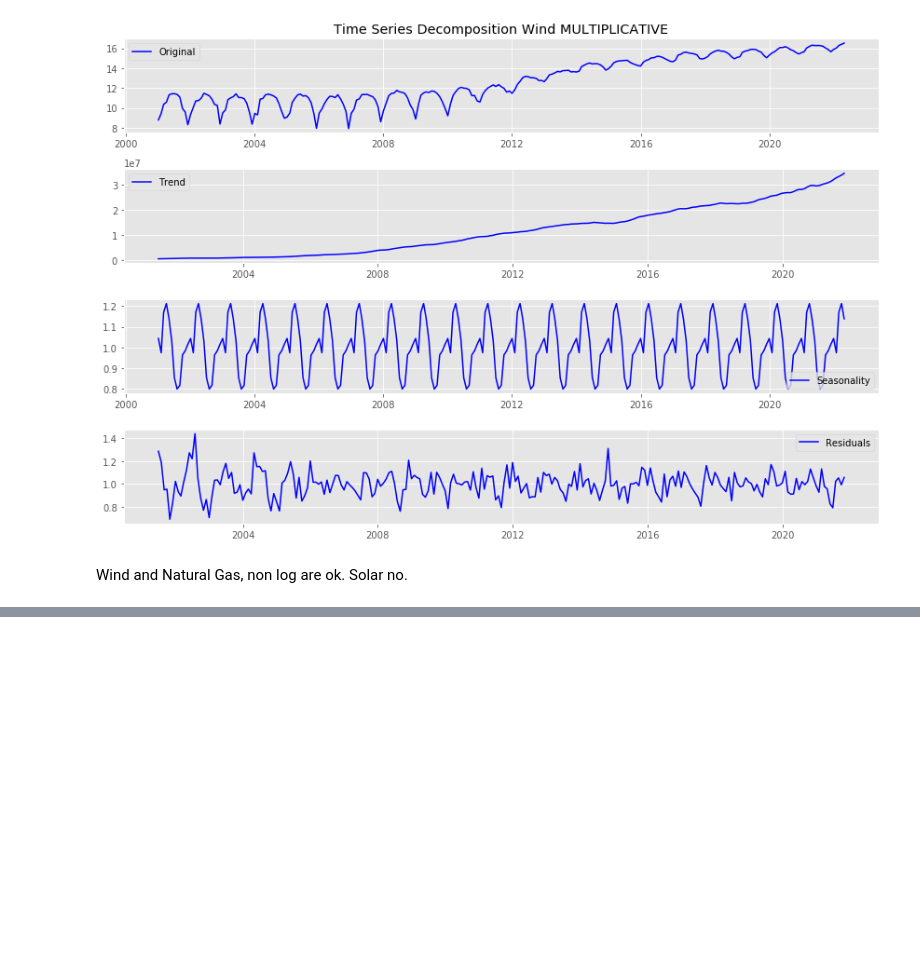
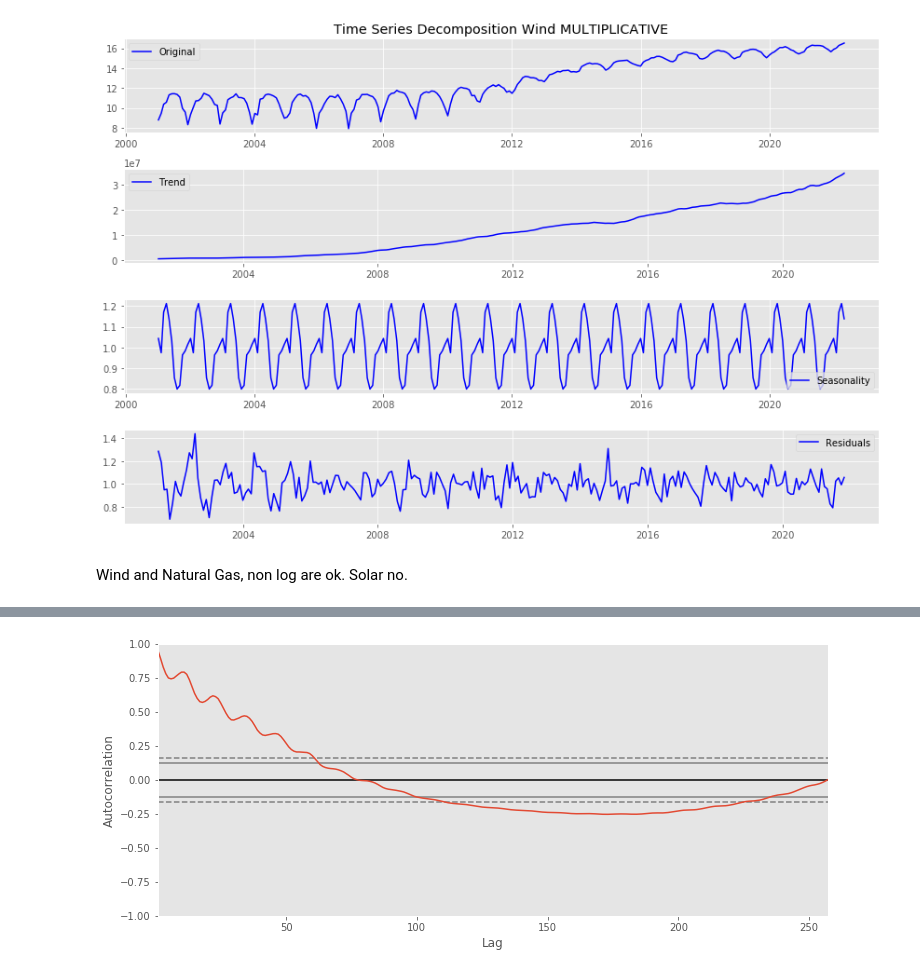
Before and after one commit to MNLKuzmin/USEnergy_Generation, a Jupyter notebook: TimeseriesNotebook.ipynb, the cells around one changed output, grey strips where cells are left out. Saved outputs shown, nothing was run; the diff lists cells and outputs as text; code cells hidden in the pictures; blank space fills up the shorter version.

```diff
--- a/TimeseriesNotebook.ipynb
+++ b/TimeseriesNotebook.ipynb
@@ -1341,0 +1254,5 @@ Goot look into this later and figure out.
+# %%
+plt.figure(figsize=(12,5))
+pd.plotting.autocorrelation_plot(sol);
+# %% [output]
+[figure, added]
```
Also changed, not shown: parts of 49 cells of this notebook.
